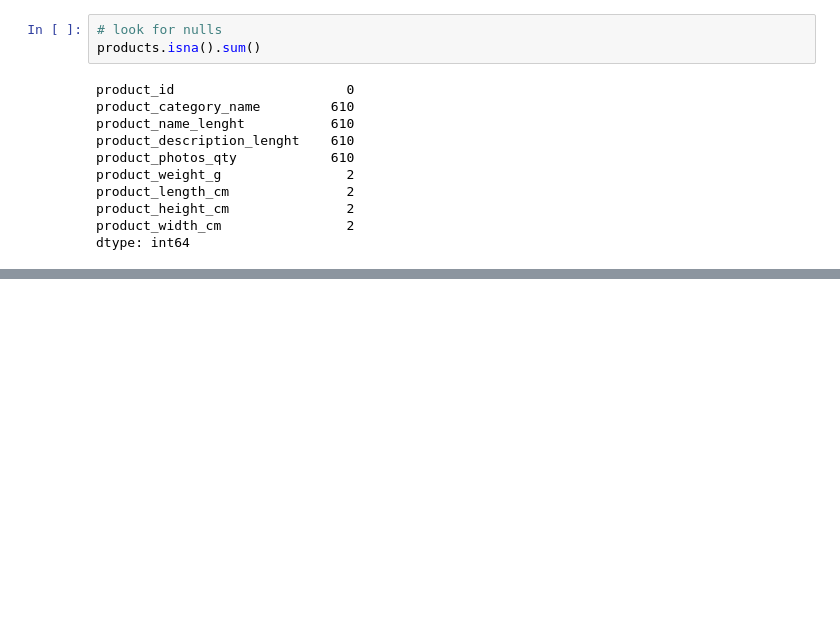
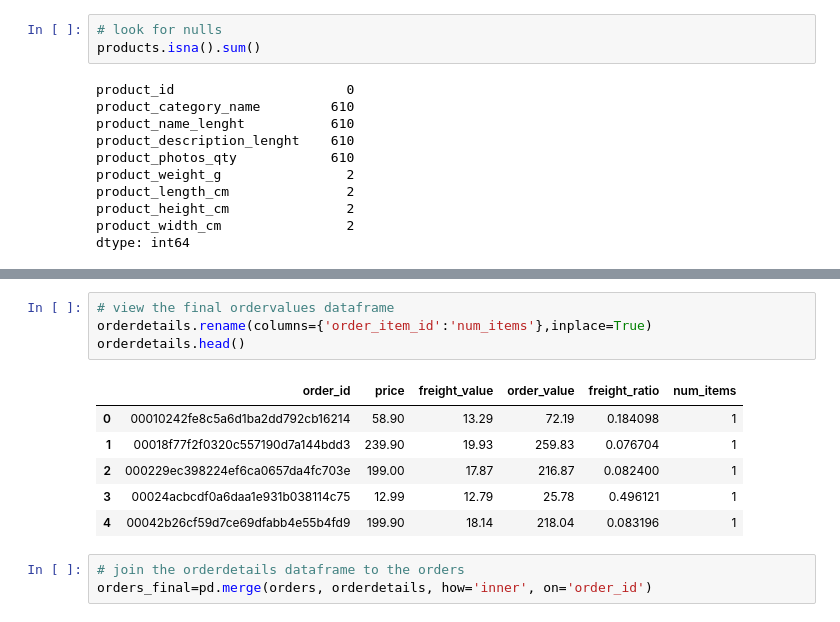
Before and after one commit to graceh3/brazilian_ecommerce, a Jupyter notebook: Customer Churn Prediction Model.ipynb, the cells around one changed output, grey strips where cells are left out. Saved outputs shown, nothing was run; the diff lists cells and outputs as text; blank space fills up the shorter version.

```diff
--- a/Customer Churn Prediction Model.ipynb
+++ b/Customer Churn Prediction Model.ipynb
@@ -154,0 +188,14 @@ products.query('product_category_name!=product_category_name')
+# %%
+# view the final ordervalues dataframe
+orderdetails.rename(columns={'order_item_id':'num_items'},inplace=True)
+orderdetails.head()
+# %% [output]
+|  | order_id | price | freight_value | order_value | freight_ratio | num_items |
+| 0 | 00010242fe8c5a6d1ba2dd792cb16214 | 58.90 | 13.29 | 72.19 | 0.184098 | 1 |
+| 1 | 00018f77f2f0320c557190d7a144bdd3 | 239.90 | 19.93 | 259.83 | 0.076704 | 1 |
+| 2 | 000229ec398224ef6ca0657da4fc703e | 199.00 | 17.87 | 216.87 | 0.082400 | 1 |
+| 3 | 00024acbcdf0a6daa1e931b038114c75 | 12.99 | 12.79 | 25.78 | 0.496121 | 1 |
+| 4 | 00042b26cf59d7ce69dfabb4e55b4fd9 | 199.90 | 18.14 | 218.04 | 0.083196 | 1 |
+# %%
+# join the orderdetails dataframe to the orders
+orders_final=pd.merge(orders, orderdetails, how='inner', on='order_id')
```
Also changed, not shown: parts of 23 cells of this notebook.
